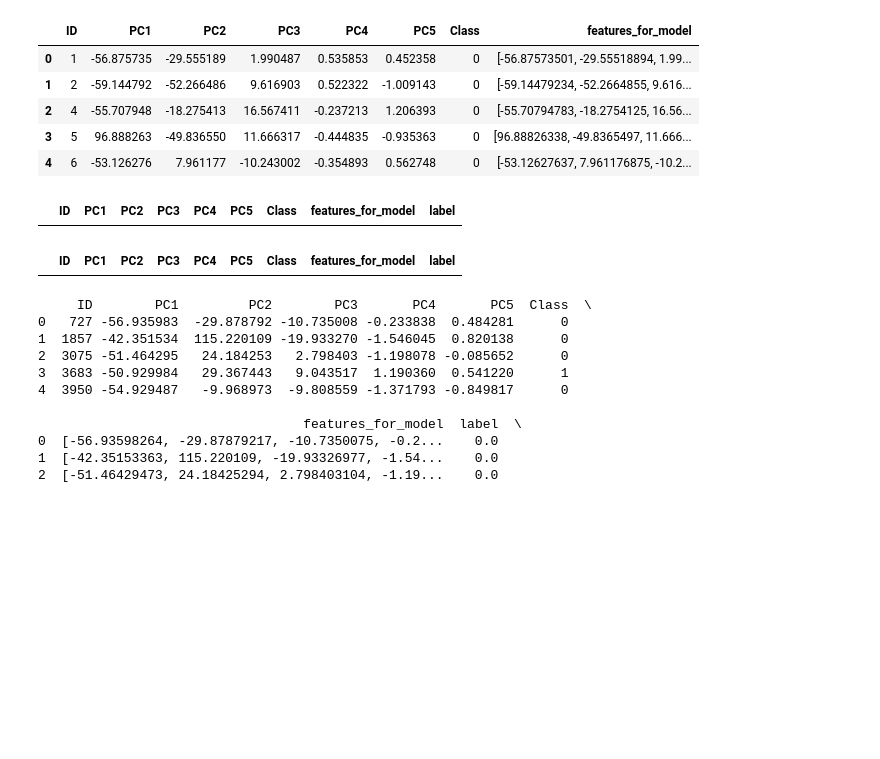
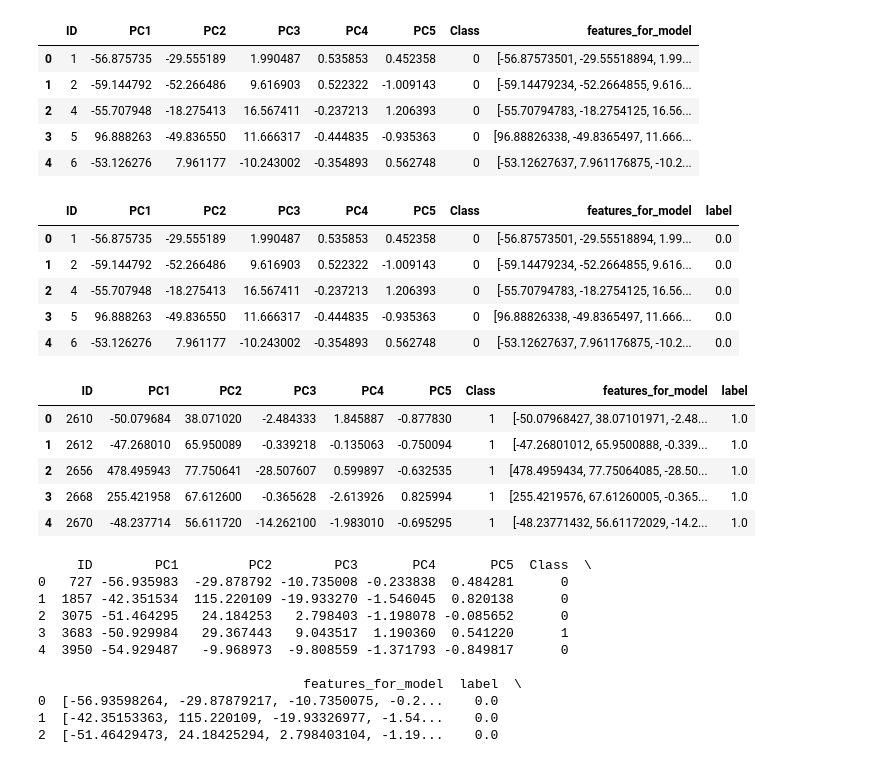
Before and after one commit to LimSzeZhong/medium_files, a Jupyter notebook: 20231109 Class Imbalance 1.ipynb, the cells around one changed output. Cells and saved outputs as stored; diff of their text form; code cells hidden in the pictures; blank space fills up the shorter version.

```diff
--- a/20231109 Class Imbalance 1.ipynb
+++ b/20231109 Class Imbalance 1.ipynb
@@ -210,15 +210,25 @@ model_df1.toPandas().head()
 | 3 | 5 | 96.888263 | -49.836550 | 11.666317 | -0.444835 | -0.935363 | 0 | [96.88826338, -49.8365497, 11.666... |
 | 4 | 6 | -53.126276 | 7.961177 | -10.243002 | -0.354893 | 0.562748 | 0 | [-53.12627637, 7.961176875, -10.2... |
 # %%
-# To see what model_df looks like (after StringIndexer) - Where Class = A
-model_df2.filter(F.col('Class')=='A').toPandas().head()
+# To see what model_df looks like (after StringIndexer) - Where Class = 0
+model_df2.filter(F.col('Class')==0).toPandas().head()
 # %% [output]
 |  | ID | PC1 | PC2 | PC3 | PC4 | PC5 | Class | features_for_model | label |
+| 0 | 1 | -56.875735 | -29.555189 | 1.990487 | 0.535853 | 0.452358 | 0 | [-56.87573501, -29.55518894, 1.99... | 0.0 |
+| 1 | 2 | -59.144792 | -52.266486 | 9.616903 | 0.522322 | -1.009143 | 0 | [-59.14479234, -52.2664855, 9.616... | 0.0 |
+| 2 | 4 | -55.707948 | -18.275413 | 16.567411 | -0.237213 | 1.206393 | 0 | [-55.70794783, -18.2754125, 16.56... | 0.0 |
+| 3 | 5 | 96.888263 | -49.836550 | 11.666317 | -0.444835 | -0.935363 | 0 | [96.88826338, -49.8365497, 11.666... | 0.0 |
+| 4 | 6 | -53.126276 | 7.961177 | -10.243002 | -0.354893 | 0.562748 | 0 | [-53.12627637, 7.961176875, -10.2... | 0.0 |
 # %%
-# To see what model_df looks like (after StringIndexer) - Where Class = B
-model_df2.filter(F.col('Class')=='B').toPandas().head()
+# To see what model_df looks like (after StringIndexer) - Where Class = 1
+model_df2.filter(F.col('Class')==1).toPandas().head()
 # %% [output]
 |  | ID | PC1 | PC2 | PC3 | PC4 | PC5 | Class | features_for_model | label |
+| 0 | 2610 | -50.079684 | 38.071020 | -2.484333 | 1.845887 | -0.877830 | 1 | [-50.07968427, 38.07101971, -2.48... | 1.0 |
+| 1 | 2612 | -47.268010 | 65.950089 | -0.339218 | -0.135063 | -0.750094 | 1 | [-47.26801012, 65.9500888, -0.339... | 1.0 |
+| 2 | 2656 | 478.495943 | 77.750641 | -28.507607 | 0.599897 | -0.632535 | 1 | [478.4959434, 77.75064085, -28.50... | 1.0 |
+| 3 | 2668 | 255.421958 | 67.612600 | -0.365628 | -2.613926 | 0.825994 | 1 | [255.4219576, 67.61260005, -0.365... | 1.0 |
+| 4 | 2670 | -48.237714 | 56.611720 | -14.262100 | -1.983010 | -0.695295 | 1 | [-48.23771432, 56.61172029, -14.2... | 1.0 |
 # %%
 def preprocess_data(df):
     # Assemble the features into a Vector to feed the Model.
```
Also changed, not shown: parts of 4 cells of this notebook.
